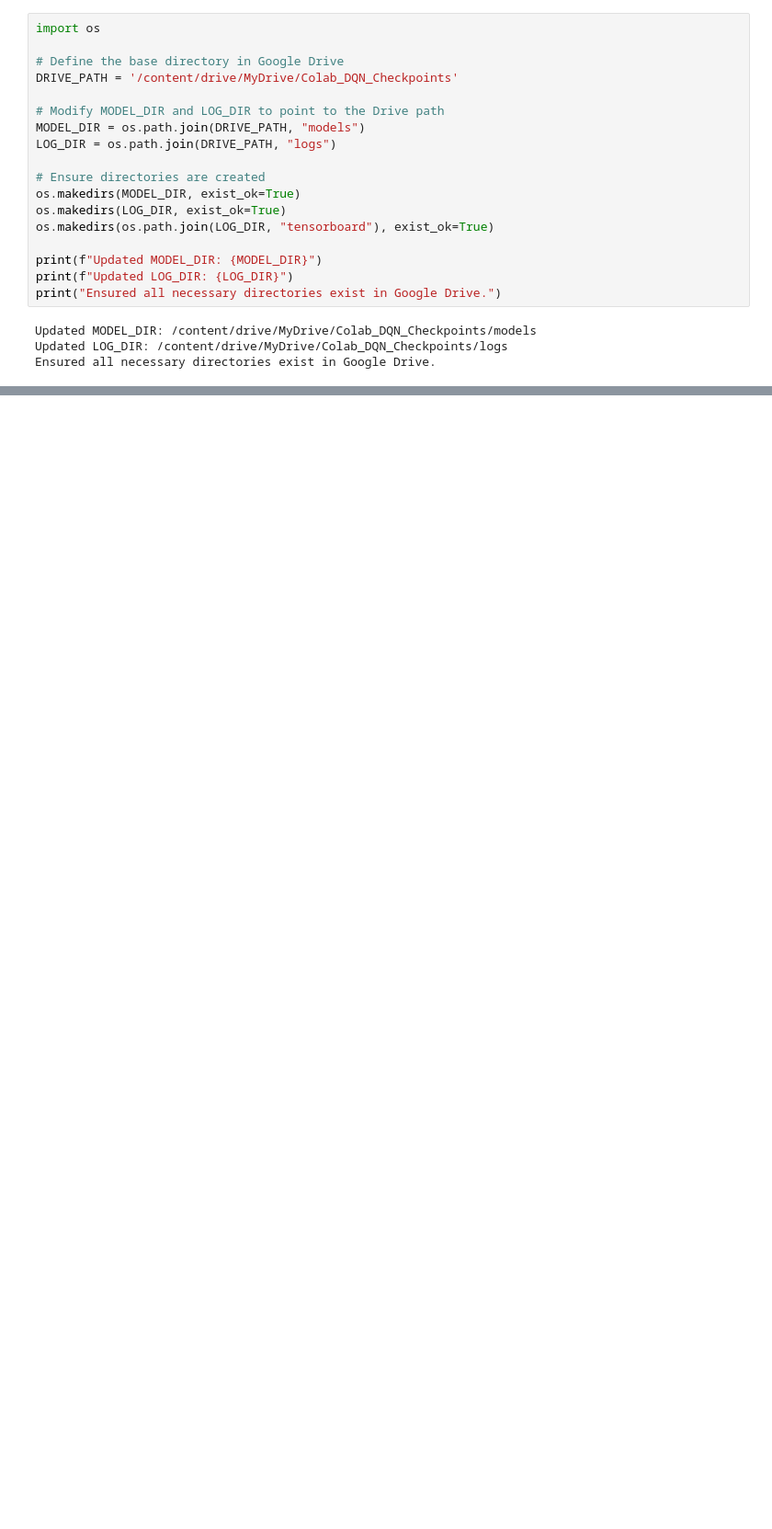
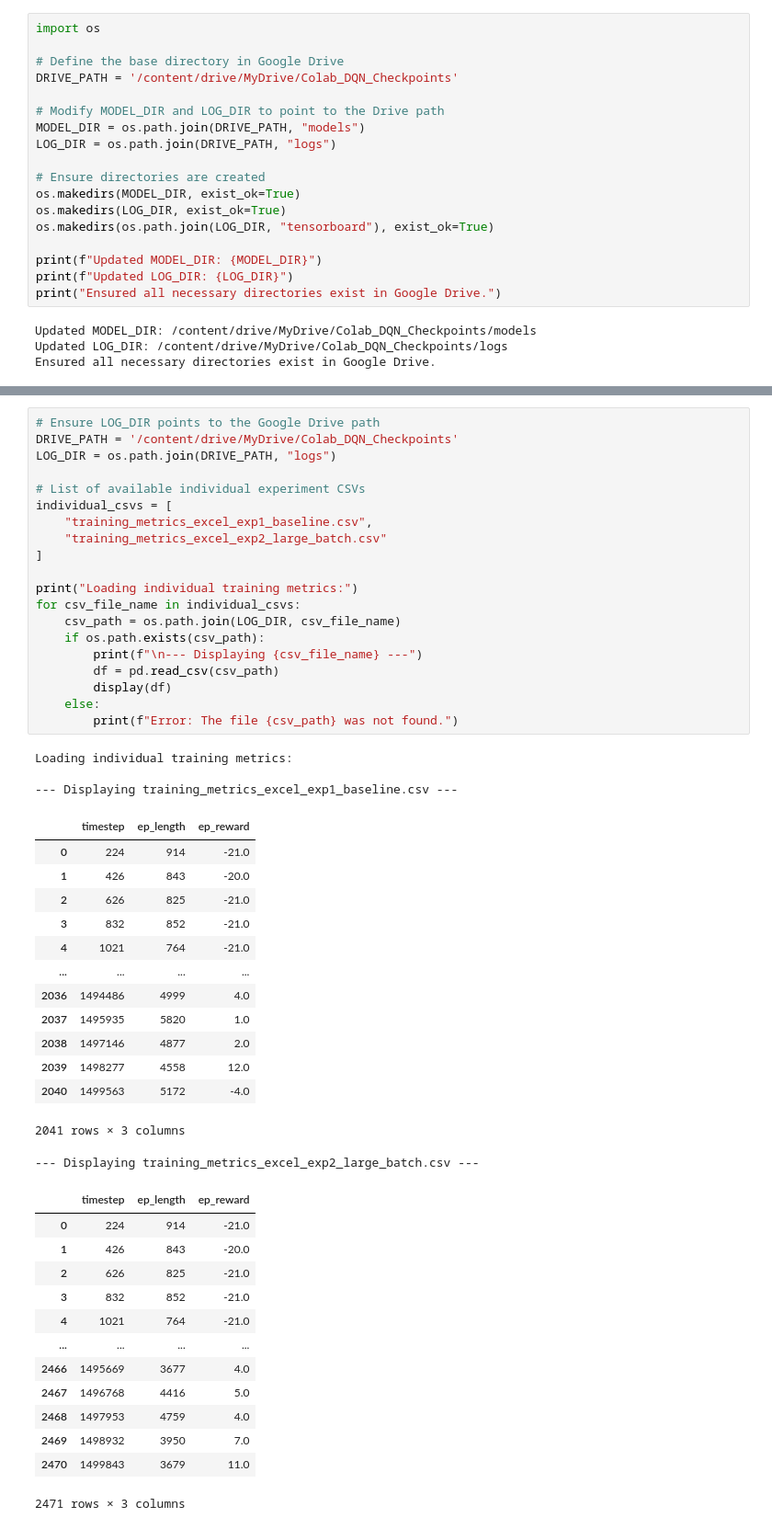
Before and after one commit to Branis333/Deep-Q-Learning, a Jupyter notebook: notebooks/excel2.ipynb, the cells around one changed output, grey strips where cells are left out. Shown: that part at 92% size. Cells and saved outputs as stored; diff of their text form; blank space fills up the shorter version.

```diff
--- a/notebooks/excel2.ipynb
+++ b/notebooks/excel2.ipynb
@@ -315,3 +289,54 @@ results_csv = os.path.join(LOG_DIR, "excel_models.csv")
 results_df.to_csv(results_csv, index=False)
 print(f"Saved results table to {results_csv}")
 results_df
+# %%
+# Ensure LOG_DIR points to the Google Drive path
+DRIVE_PATH = '/content/drive/MyDrive/Colab_DQN_Checkpoints'
+LOG_DIR = os.path.join(DRIVE_PATH, "logs")
+
+# List of available individual experiment CSVs
+individual_csvs = [
+    "training_metrics_excel_exp1_baseline.csv",
+    "training_metrics_excel_exp2_large_batch.csv"
+]
+
+print("Loading individual training metrics:")
+for csv_file_name in individual_csvs:
+    csv_path = os.path.join(LOG_DIR, csv_file_name)
+    if os.path.exists(csv_path):
+        print(f"\n--- Displaying {csv_file_name} ---")
+        df = pd.read_csv(csv_path)
+        display(df)
+    else:
+        print(f"Error: The file {csv_path} was not found.")
+# %% [output]
+Loading individual training metrics:
+
+--- Displaying training_metrics_excel_exp1_baseline.csv ---
+|  | timestep | ep_length | ep_reward |
+| 0 | 224 | 914 | -21.0 |
+| 1 | 426 | 843 | -20.0 |
+| 2 | 626 | 825 | -21.0 |
+| 3 | 832 | 852 | -21.0 |
+| 4 | 1021 | 764 | -21.0 |
+| ... | ... | ... | ... |
+| 2036 | 1494486 | 4999 | 4.0 |
+| 2037 | 1495935 | 5820 | 1.0 |
+| 2038 | 1497146 | 4877 | 2.0 |
+| 2039 | 1498277 | 4558 | 12.0 |
+| 2040 | 1499563 | 5172 | -4.0 |
+2041 rows × 3 columns
+--- Displaying training_metrics_excel_exp2_large_batch.csv ---
+|  | timestep | ep_length | ep_reward |
+| 0 | 224 | 914 | -21.0 |
+| 1 | 426 | 843 | -20.0 |
+| 2 | 626 | 825 | -21.0 |
+| 3 | 832 | 852 | -21.0 |
+| 4 | 1021 | 764 | -21.0 |
+| ... | ... | ... | ... |
+| 2466 | 1495669 | 3677 | 4.0 |
+| 2467 | 1496768 | 4416 | 5.0 |
+| 2468 | 1497953 | 4759 | 4.0 |
+| 2469 | 1498932 | 3950 | 7.0 |
+| 2470 | 1499843 | 3679 | 11.0 |
+2471 rows × 3 columns
```
Also changed, not shown: parts of 18 cells of this notebook.
